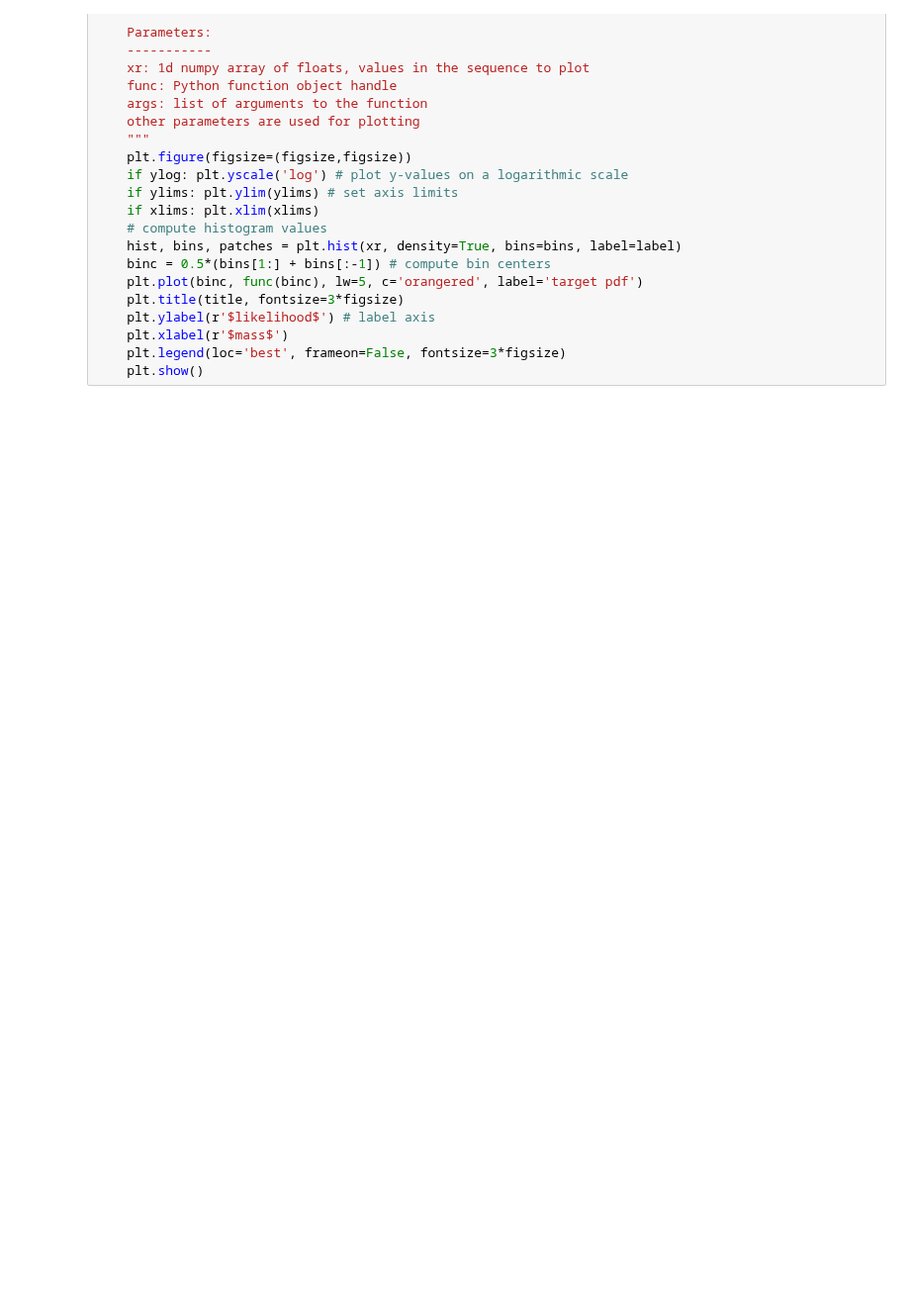
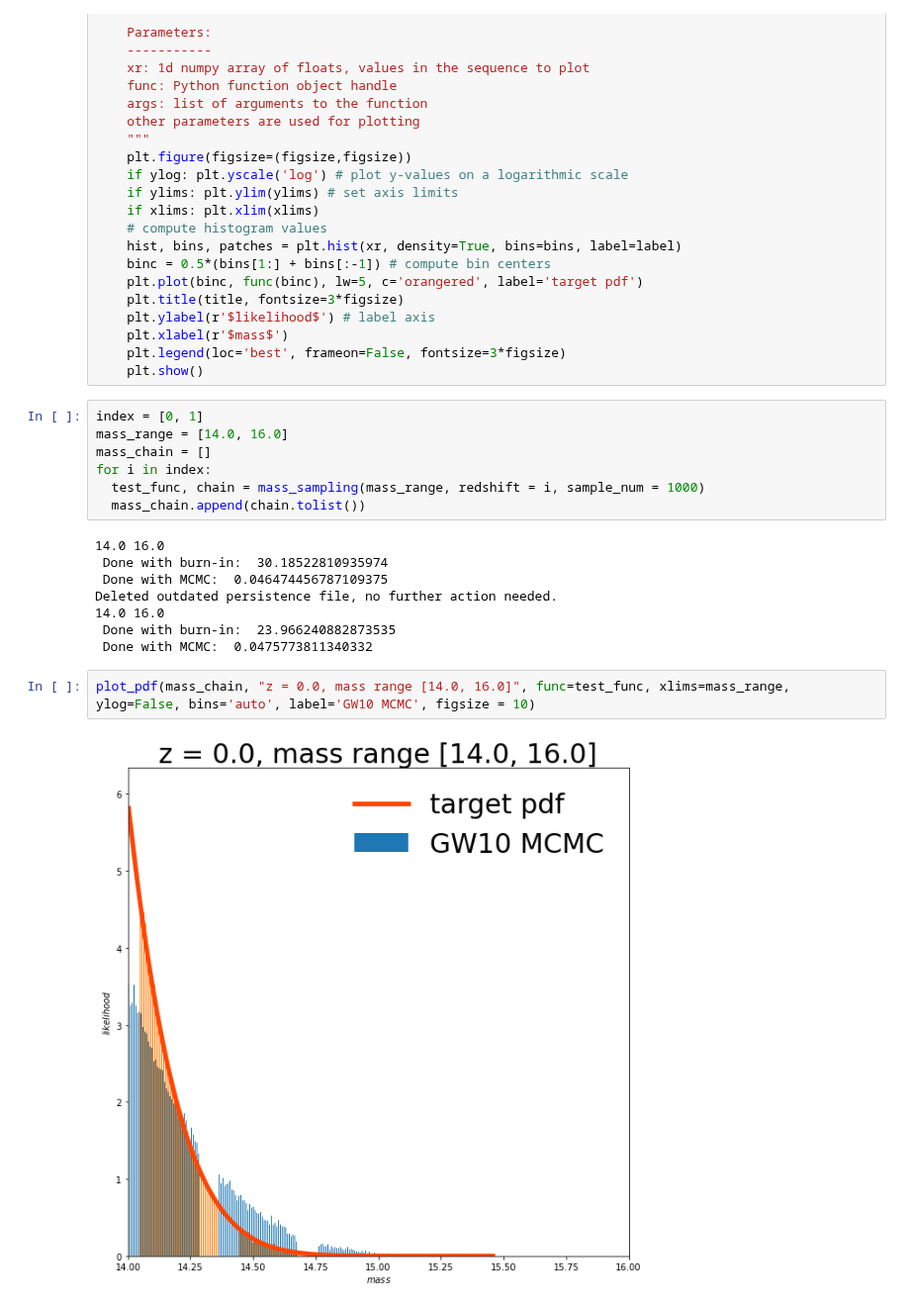
Before and after one commit to deepskies/DeepSZSim, a Jupyter notebook: mass_sampling_functions.ipynb, the cells around one changed output. Shown at 99% size. Saved outputs shown, nothing was run; the diff lists cells and outputs as text; blank space fills up the shorter version.

```diff
--- a/mass_sampling_functions.ipynb
+++ b/mass_sampling_functions.ipynb
@@ -164,6 +222,25 @@ def plot_pdf(xr, title, func=None, args=None, label='ITS method',
     plt.xlabel(r'$mass$')
     plt.legend(loc='best', frameon=False, fontsize=3*figsize)
     plt.show()
+# %%
+index = [0, 1]
+mass_range = [14.0, 16.0]
+mass_chain = []
+for i in index:
+  test_func, chain = mass_sampling(mass_range, redshift = i, sample_num = 1000)
+  mass_chain.append(chain.tolist())
+# %% [output]
+14.0 16.0
+ Done with burn-in:  30.18522810935974
+ Done with MCMC:  0.046474456787109375
+Deleted outdated persistence file, no further action needed.
+14.0 16.0
+ Done with burn-in:  23.966240882873535
+ Done with MCMC:  0.0475773811340332
+# %%
+plot_pdf(mass_chain, "z = 0.0, mass range [14.0, 16.0]", func=test_func, xlims=mass_range, ylog=False, bins='auto', label='GW10 MCMC', figsize = 10)
+# %% [output]
+[figure, added]
 # %%
 #simplest case
 mass_range = [14.0, 16.0]
```
Also changed, not shown: parts of 26 cells of this notebook.
